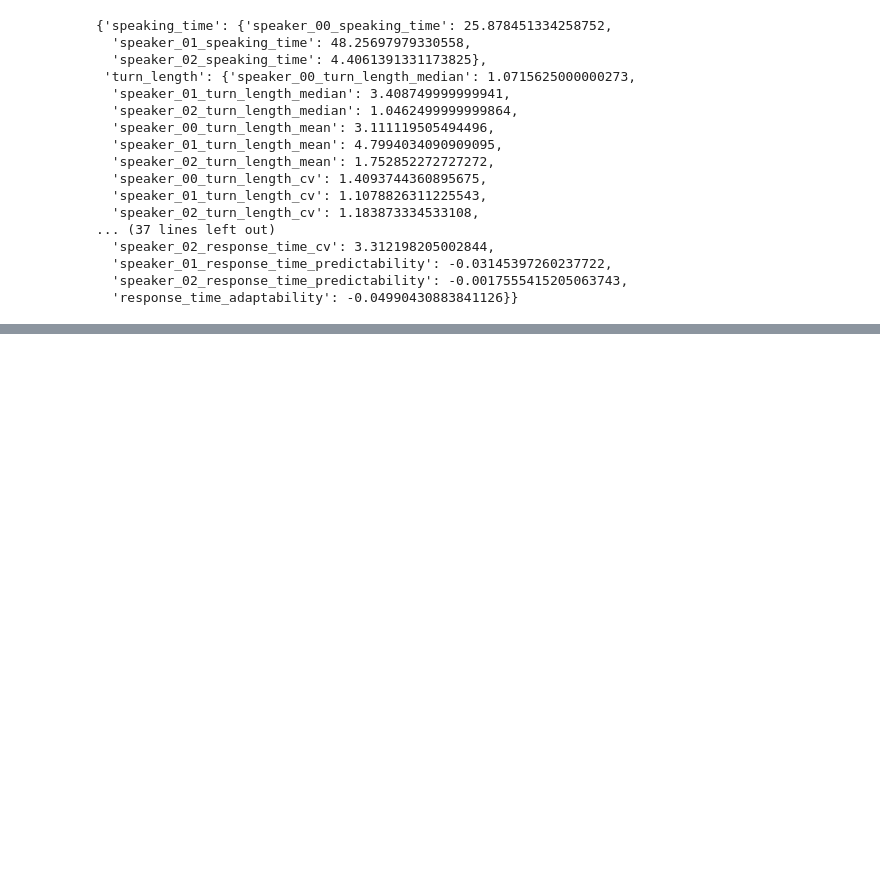
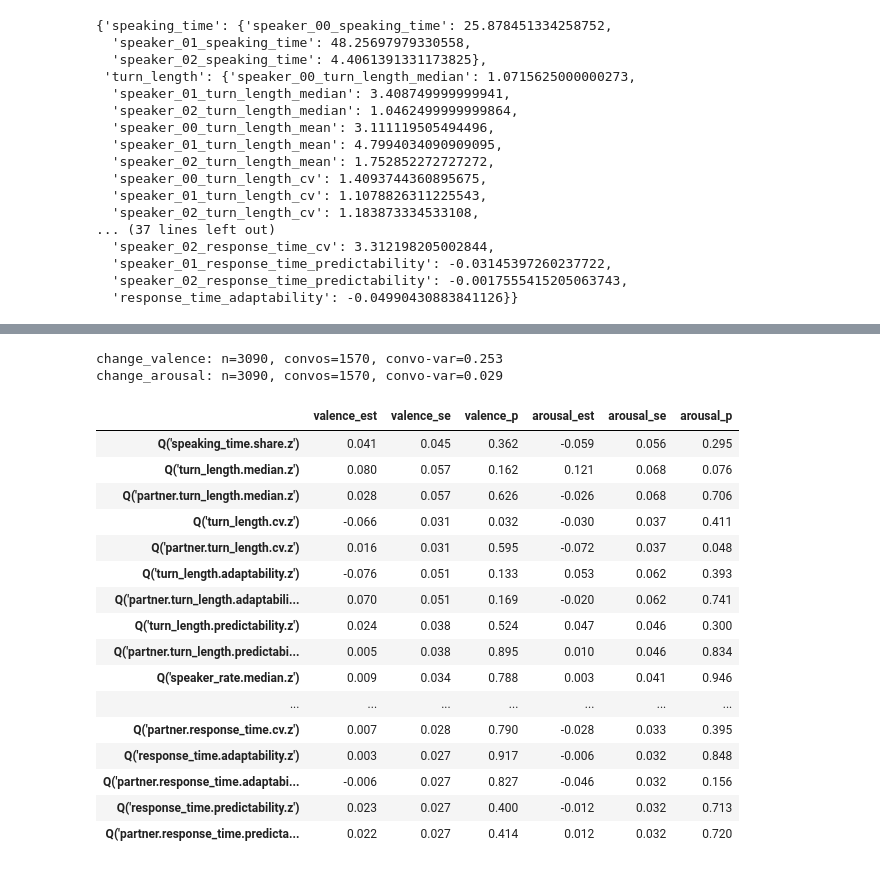
Before and after one commit to shshnk94/candy, a Jupyter notebook: analysis.ipynb, the cells around one changed output, grey strips where cells are left out. Drawn from its saved outputs; the diff is of its cells as text; code cells hidden in the pictures; blank space fills up the shorter version.

```diff
--- a/analysis.ipynb
+++ b/analysis.ipynb
@@ -298,0 +543,67 @@ random_conversation.retrieve_meta("conversation_dynamics_features")
+# %%
+predictors = ["speaking_time.share.z"] + [
+    f"{prefix}{v}.z"
+    for v in partnered_vars if v != "speaking_time.share"
+    for prefix in ("", "partner.")
+]
+rhs = " + ".join(f"Q('{p}')" for p in predictors)
+
+
+def fit_mixed(outcome, data):
+    sub = data.dropna(subset=[outcome])
+    formula = f"{outcome} ~ {rhs}"
+    last_err = None
+    for method in ("powell", "bfgs", "lbfgs", "cg", "nm"):
+        try:
+            return smf \
+                .mixedlm(formula, sub, groups=sub["conversation_id"]) \
+                .fit(reml=False, method=method)
+        except np.linalg.LinAlgError as e:
+            last_err = e
+    raise RuntimeError(f"all optimizers failed for {outcome}: {last_err}")
+
+
+def coef_table(res, est="fe_params", se="bse_fe"):
+    out = pd.DataFrame({
+        "est": getattr(res, est),
+        "se": getattr(res, se),
+        "p": res.pvalues,
+    })
+    keys = [f"Q('{p}')" for p in predictors]
+    return out.loc[[k for k in keys if k in out.index]]
+
+
+res_valence = fit_mixed("change_valence", apim)
+res_arousal = fit_mixed("change_arousal", apim)
+
+affect_table = coef_table(res_valence) \
+    .rename(columns=lambda c: f"valence_{c}") \
+    .join(coef_table(res_arousal).rename(columns=lambda c: f"arousal_{c}"))
+
+print(f"change_valence: n={int(res_valence.nobs)}, "
+      f"convos={apim.dropna(subset=['change_valence'])['conversation_id'].nunique()}, "
+      f"convo-var={float(res_valence.cov_re.iloc[0, 0]):.3f}")
+print(f"change_arousal: n={int(res_arousal.nobs)}, "
+      f"convos={apim.dropna(subset=['change_arousal'])['conversation_id'].nunique()}, "
+      f"convo-var={float(res_arousal.cov_re.iloc[0, 0]):.3f}")
+affect_table.round(3)
+# %% [output]
+change_valence: n=3090, convos=1570, convo-var=0.253
+change_arousal: n=3090, convos=1570, convo-var=0.029
+|  | valence_est | valence_se | valence_p | arousal_est | arousal_se | arousal_p |
+| Q('speaking_time.share.z') | 0.041 | 0.045 | 0.362 | -0.059 | 0.056 | 0.295 |
+| Q('turn_length.median.z') | 0.080 | 0.057 | 0.162 | 0.121 | 0.068 | 0.076 |
+| Q('partner.turn_length.median.z') | 0.028 | 0.057 | 0.626 | -0.026 | 0.068 | 0.706 |
+| Q('turn_length.cv.z') | -0.066 | 0.031 | 0.032 | -0.030 | 0.037 | 0.411 |
+| Q('partner.turn_length.cv.z') | 0.016 | 0.031 | 0.595 | -0.072 | 0.037 | 0.048 |
+| Q('turn_length.adaptability.z') | -0.076 | 0.051 | 0.133 | 0.053 | 0.062 | 0.393 |
+| Q('partner.turn_length.adaptabili... | 0.070 | 0.051 | 0.169 | -0.020 | 0.062 | 0.741 |
+| Q('turn_length.predictability.z') | 0.024 | 0.038 | 0.524 | 0.047 | 0.046 | 0.300 |
+| Q('partner.turn_length.predictabi... | 0.005 | 0.038 | 0.895 | 0.010 | 0.046 | 0.834 |
+| Q('speaker_rate.median.z') | 0.009 | 0.034 | 0.788 | 0.003 | 0.041 | 0.946 |
+| ... | ... | ... | ... | ... | ... | ... |
+| Q('partner.response_time.cv.z') | 0.007 | 0.028 | 0.790 | -0.028 | 0.033 | 0.395 |
+| Q('response_time.adaptability.z') | 0.003 | 0.027 | 0.917 | -0.006 | 0.032 | 0.848 |
+| Q('partner.response_time.adaptabi... | -0.006 | 0.027 | 0.827 | -0.046 | 0.032 | 0.156 |
+| Q('response_time.predictability.z') | 0.023 | 0.027 | 0.400 | -0.012 | 0.032 | 0.713 |
+| Q('partner.response_time.predicta... | 0.022 | 0.027 | 0.414 | 0.012 | 0.032 | 0.720 |
```
Also changed, not shown: parts of 28 cells of this notebook, 18 other files.
